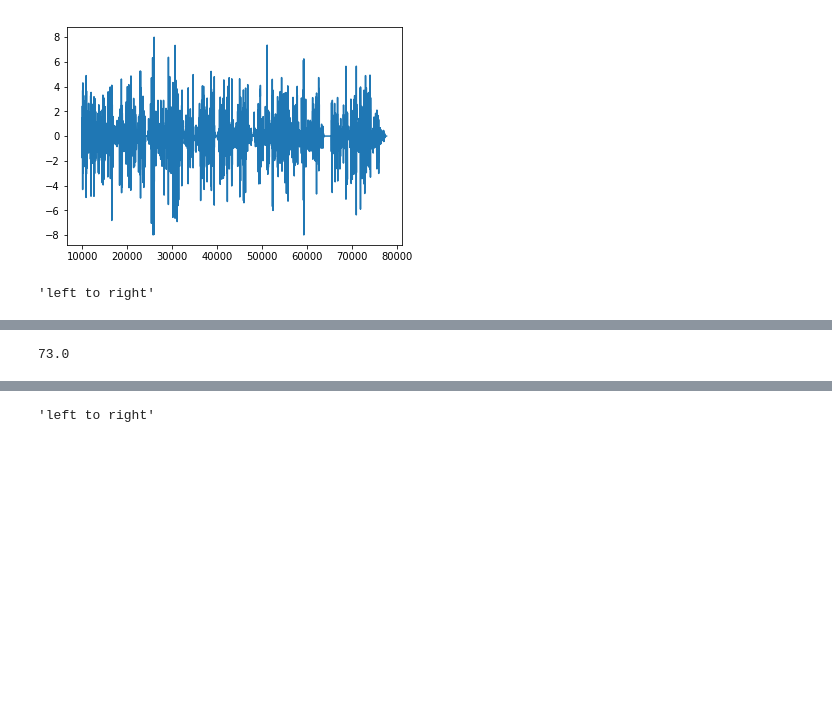
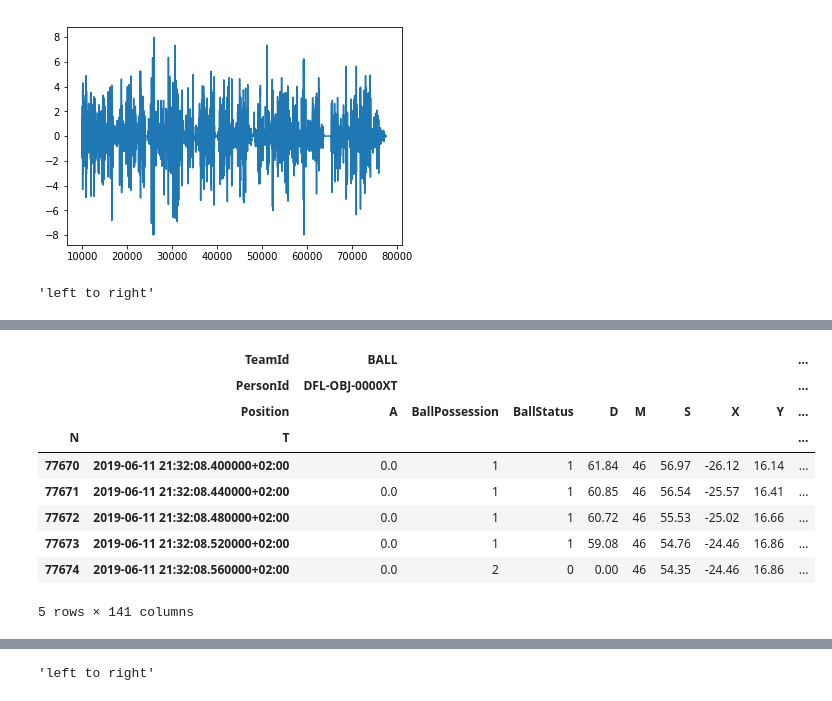
Before and after one commit to Deutscher-Fussball-Bund/Qualit-tsindex, a Jupyter notebook: Test.ipynb, the cells around one changed output, grey strips where cells are left out. Cells and saved outputs as stored; diff of their text form; code cells hidden in the pictures; blank space fills up the shorter version.

```diff
--- a/Test.ipynb
+++ b/Test.ipynb
@@ -1478 +1466,14 @@ AttributeError: 'Int64Index' object has no attribute 'iterrows'
+# %%
+positions.tail()
+# %% [output]
+|  | TeamId | BALL |  |  |  |  |  |  |  | ... |
+|  | PersonId | DFL-OBJ-0000XT |  |  |  |  |  |  |  | ... |
+|  | Position | A | BallPossession | BallStatus | D | M | S | X | Y | ... |
+| N | T |  |  |  |  |  |  |  |  | ... |
+| 77670 | 2019-06-11 21:32:08.400000+02:00 | 0.0 | 1 | 1 | 61.84 | 46 | 56.97 | -26.12 | 16.14 | ... |
+| 77671 | 2019-06-11 21:32:08.440000+02:00 | 0.0 | 1 | 1 | 60.85 | 46 | 56.54 | -25.57 | 16.41 | ... |
+| 77672 | 2019-06-11 21:32:08.480000+02:00 | 0.0 | 1 | 1 | 60.72 | 46 | 55.53 | -25.02 | 16.66 | ... |
+| 77673 | 2019-06-11 21:32:08.520000+02:00 | 0.0 | 1 | 1 | 59.08 | 46 | 54.76 | -24.46 | 16.86 | ... |
+| 77674 | 2019-06-11 21:32:08.560000+02:00 | 0.0 | 2 | 0 | 0.00 | 46 | 54.35 | -24.46 | 16.86 | ... |
+5 rows × 141 columns
 # %%
@@ -1493,4 +1491,0 @@ for idx, val in enumerate(dfa):
-# %%
-float(dfa.count()-2)
-# %% [output]
-73.0
```
Also changed, not shown: parts of 20 cells of this notebook, 1 other file.
